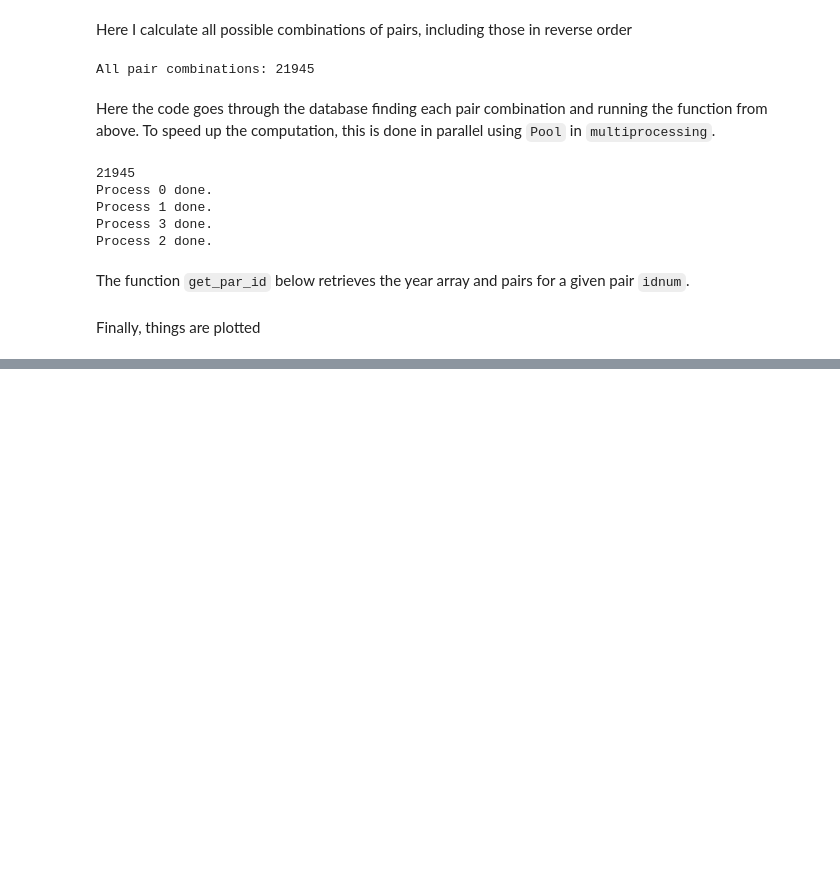
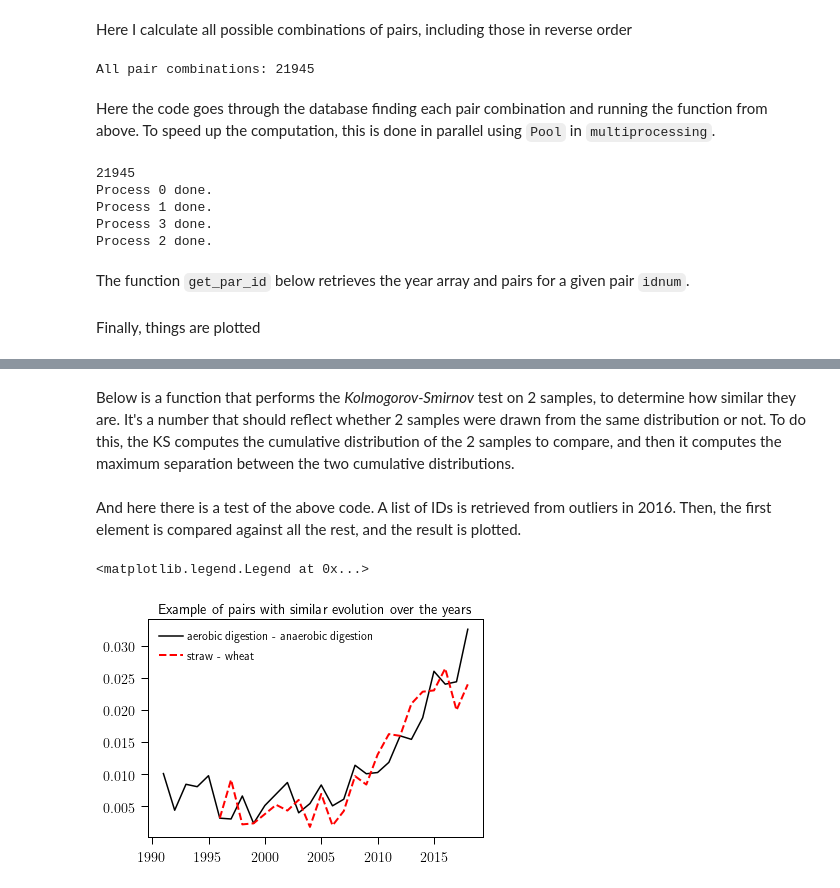
Before and after one commit to aaorsi/dataverz, a Jupyter notebook: piters_data.ipynb, the cells around one changed output, grey strips where cells are left out. Drawn from its saved outputs; the diff is of its cells as text; code cells hidden in the pictures; blank space fills up the shorter version.

```diff
--- a/piters_data.ipynb
+++ b/piters_data.ipynb
@@ -171,0 +192,3 @@ Retrieving and plotting single pair evolution...
+# %%
+idd = fetch_outliers(2018,threshold= 97.5)
+print np.asarray(t3_list)[idd]
@@ -171,0 +213,47 @@ Retrieving and plotting single pair evolution...
+# %% [markdown]
+Below is a function that performs the _Kolmogorov-Smirnov_ test on 2 samples, to determine how similar they are. It's a number that should reflect whether 2 samples were drawn from the same distribution or not. To do this, the KS computes the cumulative distribution of the 2 samples to compare, and then it computes the maximum separation between the two cumulative distributions.
+# %%
+from scipy import stats
+
+def find_similar(idsrc, idlist):
+    # Perform a Komogorov-Smirnov test to find pairs that have evolved similarly.
+    # The arguments are:
+    # idsrc: id of pair that will be compared against others
+    # idlist: ids of pairs to compare against idsrc
+    y_src, p_src =get_pair_id(idsrc)
+    if p_src.size == 0:
+        print 'src list is empty'
+        return -1
+
+    KS = []
+    for idd in idlist:
+        y_idd, p_idd = get_pair_id(idd)
+        y_common, arg1, arg2 = np.intersect1d(y_src, y_idd,assume_unique=True,return_indices=True)
+        if p_idd[arg2].size > 0:
+            ks_idd, p_value = stats.ks_2samp(p_src[arg1], p_idd[arg2])
+            KS.append(ks_idd)
+        else:
+            KS.append(+99.99)
+    idminKS = np.argmin(np.asarray(KS))
+
+    return idlist[idminKS]
+# %% [markdown]
+And here there is a test of the above code. A list of IDs is retrieved from outliers in 2016. Then, the first element is compared against all the rest, and the result is plotted.
+# %%
+
+
+idt = fetch_outliers(2016,threshold= 97.5)
+idsrc = idt[0]
+idlist = idt[1:]
+idsim= find_similar(idsrc, idlist)
+
+y1, p1 = get_pair_id(idsrc)
+y2, p2 = get_pair_id(idsim)
+
+plt.plot(y1,p1,'k-',label=t3_list[idsrc])
+plt.plot(y2,p2,'r--',linewidth=2,label=t3_list[idsim])
+plt.title('Example of pairs with similar evolution over the years')
+plt.legend()
+# %% [output]
+<matplotlib.legend.Legend at 0x...>
+[figure, added]
```
Also changed, not shown: parts of 8 cells of this notebook.
